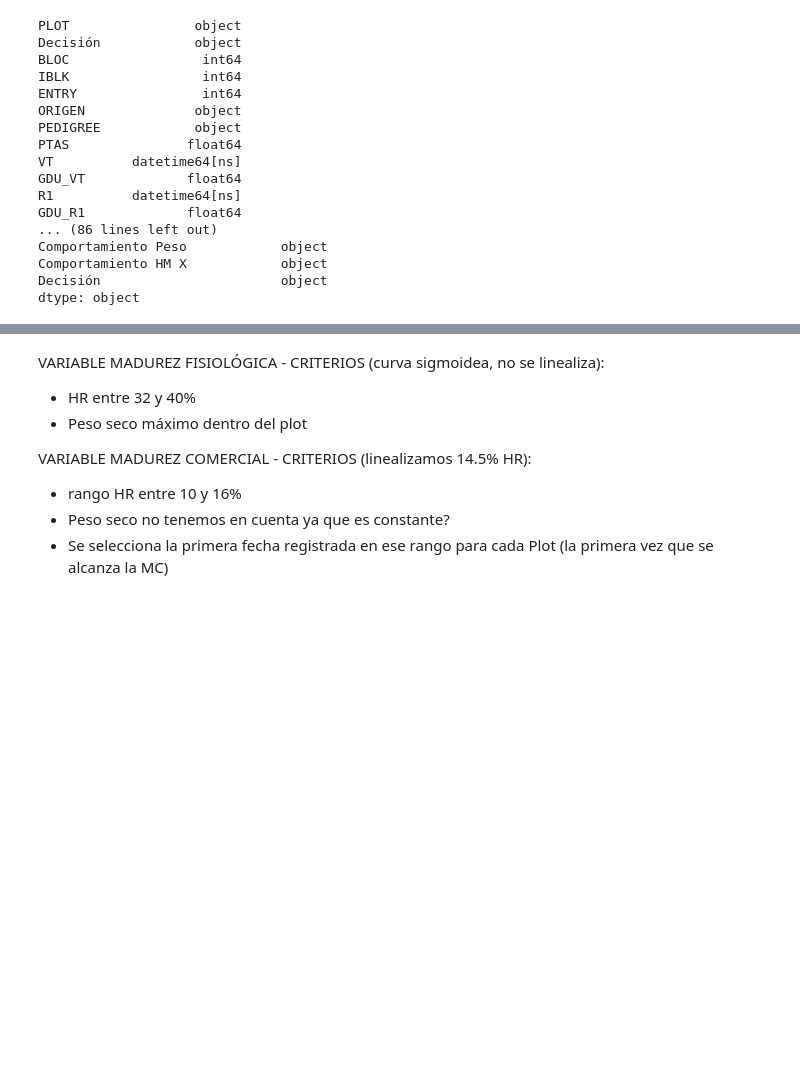
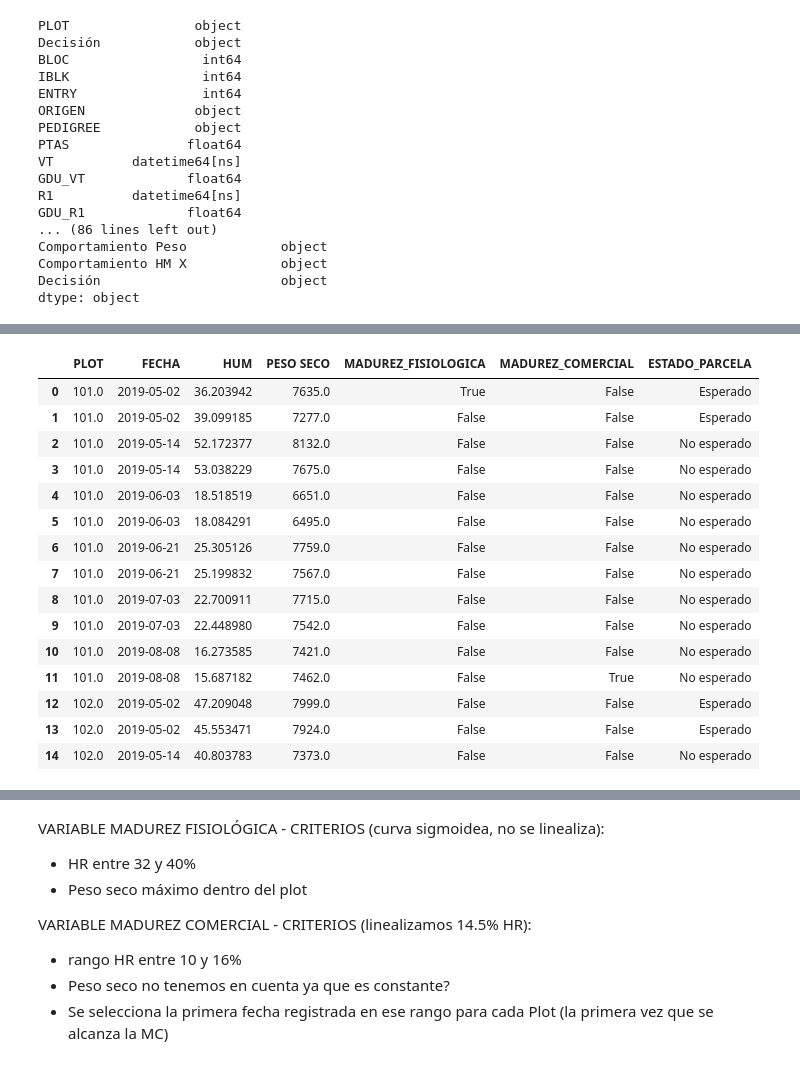
Before and after one commit to valentornello/TFG-Valentina, a Jupyter notebook: TFG Valentina.ipynb, the cells around one changed output, grey strips where cells are left out. Cells and saved outputs as stored; diff of their text form; code cells hidden in the pictures; blank space fills up the shorter version.

```diff
--- a/TFG Valentina.ipynb
+++ b/TFG Valentina.ipynb
@@ -87,6 +86,13 @@ ensayo_temp1819["PLOT"] = ensayo_temp1819["PLOT"].astype(str)
 ensayo_tardio1819["PLOT"] = ensayo_tardio1819["PLOT"].astype(str)
 hum_temp1819["Plot"] = hum_temp1819["Plot"].astype(str)
 hum_tardio1819["PLOT"] = hum_tardio1819["PLOT"].astype(str)
+
+# COLUMNAS NUMÉRICAS
+hum_temp1819["HUMEDAD"] = pd.to_numeric(hum_temp1819["HUMEDAD"], errors="coerce")
+hum_temp1819["PESO GRANO"] = pd.to_numeric(hum_temp1819["PESO GRANO"], errors="coerce")
+hum_tardio1819["HUM"] = pd.to_numeric(hum_tardio1819["HUM"], errors="coerce")
+# EN HUM TARD hay otra medida, se llama "Peso Seco Mil " y no es "PESO GRANO", así que la convertimos también a numérica
+hum_tardio1819["Peso Seco Mil"] = pd.to_numeric(hum_tardio1819["Peso Seco Mil"], errors="coerce")
 
 # A las columnas de fechas las convertimos en datetime
 ensayo_temp1819["VT"] = pd.to_datetime(ensayo_temp1819["VT"], dayfirst=True)
@@ -128,0 +581,73 @@ dtype: object
+# %%
+# 1. Definimos la función específica (o usamos la lógica directa)
+def procesar_fenologia_tardio(df_original):
+    # Hacemos una copia para no pisar la variable hum_tardio1819 original cargada de Excel
+    df = df_original.copy()
+
+    # Estandarizamos nombres de columnas para evitar problemas de espacios o mayúsculas
+    df.columns = df.columns.str.strip().str.upper()
+    if 'HUMEDAD' in df.columns:
+        df = df.rename(columns={'HUMEDAD': 'HUM'})
+    if 'PLOT' in df.columns:
+        df['PLOT'] = df['PLOT'].astype(str).str.strip()
+
+    # ------ MADUREZ FISIOLÓGICA (MF) -----
+    df_mf = df[(df["HUM"] >= 32) & (df["HUM"] <= 40)]
+    idx_mf = df_mf.groupby("PLOT")["PESO SECO"].idxmax()
+
+    # ------ MADUREZ COMERCIAL (MC) -----
+    df_mc = df[(df["HUM"] >= 10) & (df["HUM"] <= 16)]
+    idx_mc = df_mc.groupby("PLOT")["FECHA"].idxmin()
+
+    # Asignamos True/False
+    df["MADUREZ_FISIOLOGICA"] = False
+    df["MADUREZ_COMERCIAL"] = False
+    df.loc[idx_mf.dropna(), "MADUREZ_FISIOLOGICA"] = True
+    df.loc[idx_mc.dropna(), "MADUREZ_COMERCIAL"] = True
+
+    # ------ EVALUACIÓN TEMPORAL (Esperado vs No Esperado) -----
+    df = df.sort_values(by=["PLOT", "FECHA", "MUESTREO", "LATA"])
+
+    # Calculamos medias por fecha para analizar la curva de secado
+    promedios = df.groupby(["PLOT", "FECHA"])[["HUM", "PESO SECO"]].mean().reset_index()
+    promedios = promedios.sort_values(by=["PLOT", "FECHA"])
+
+    # Calculamos diferencias con la fecha anterior del mismo PLOT
+    promedios["DIF_HUM"] = promedios.groupby("PLOT")["HUM"].diff()
+    promedios["DIF_PESO"] = promedios.groupby("PLOT")["PESO SECO"].diff()
+
+    # Condición agronómica (Tolerancia: Humedad sube hasta 1% o Peso cae hasta 5g por varianza)
+    promedios["ESTADO_PARCELA"] = np.where(
+        (promedios["DIF_HUM"].isna()) |
+        ((promedios["DIF_HUM"] <= 1.0) & (promedios["DIF_PESO"] >= -5.0)),
+        "Esperado",
+        "No esperado"
+    )
+
+    # Unimos el resultado al DataFrame de mediciones
+    df = df.merge(promedios[["PLOT", "FECHA", "ESTADO_PARCELA"]], on=["PLOT", "FECHA"], how="left")
+
+    return df
+
+# 2. Ejecutamos la función pasándole la variable ya cargada
+hum_tardio1819_procesado = procesar_fenologia_tardio(hum_tardio1819)
+
+# 3. Vemos los primeros resultados para chequear que todo ande joya
+display(hum_tardio1819_procesado[["PLOT", "FECHA", "HUM", "PESO SECO", "MADUREZ_FISIOLOGICA", "MADUREZ_COMERCIAL", "ESTADO_PARCELA"]].head(15))
+# %% [output]
+|  | PLOT | FECHA | HUM | PESO SECO | MADUREZ_FISIOLOGICA | MADUREZ_COMERCIAL | ESTADO_PARCELA |
+| 0 | 101.0 | 2019-05-02 | 36.203942 | 7635.0 | True | False | Esperado |
+| 1 | 101.0 | 2019-05-02 | 39.099185 | 7277.0 | False | False | Esperado |
+| 2 | 101.0 | 2019-05-14 | 52.172377 | 8132.0 | False | False | No esperado |
+| 3 | 101.0 | 2019-05-14 | 53.038229 | 7675.0 | False | False | No esperado |
+| 4 | 101.0 | 2019-06-03 | 18.518519 | 6651.0 | False | False | No esperado |
+| 5 | 101.0 | 2019-06-03 | 18.084291 | 6495.0 | False | False | No esperado |
+| 6 | 101.0 | 2019-06-21 | 25.305126 | 7759.0 | False | False | No esperado |
+| 7 | 101.0 | 2019-06-21 | 25.199832 | 7567.0 | False | False | No esperado |
+| 8 | 101.0 | 2019-07-03 | 22.700911 | 7715.0 | False | False | No esperado |
+| 9 | 101.0 | 2019-07-03 | 22.448980 | 7542.0 | False | False | No esperado |
+| 10 | 101.0 | 2019-08-08 | 16.273585 | 7421.0 | False | False | No esperado |
+| 11 | 101.0 | 2019-08-08 | 15.687182 | 7462.0 | False | True | No esperado |
+| 12 | 102.0 | 2019-05-02 | 47.209048 | 7999.0 | False | False | Esperado |
+| 13 | 102.0 | 2019-05-02 | 45.553471 | 7924.0 | False | False | Esperado |
+| 14 | 102.0 | 2019-05-14 | 40.803783 | 7373.0 | False | False | No esperado |
```
Also changed, not shown: parts of 23 cells of this notebook, 5 other files.
